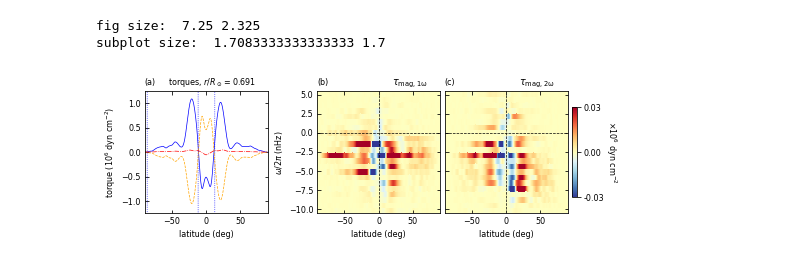
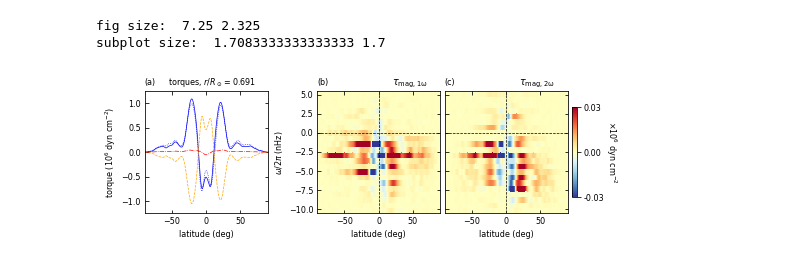
Before and after one commit to illorenzo7/Tacho_Letter_Plots_Part2, a Jupyter notebook: 00_magtorque_freq.ipynb, the cells around one changed output. Cells and saved outputs as stored; diff of their text form; code cells hidden in the pictures.

Commit message:
forgot the /1e6 for the spectral torque

```diff
--- a/00_magtorque_freq.ipynb
+++ b/00_magtorque_freq.ipynb
@@ -294,7 +294,7 @@ ax3 = fig.add_axes((2*margin_left + 2*(subplot_width + margin_x), margin_bottom,
 linewidth = 0.7
 plt.sca(ax1)
 plt.plot(tt_lat, torque_mag[:, rinds[ir0]]/1e6, 'b-', label=r'$\tau_{\rm{mag}}$', linewidth=linewidth)
-plt.plot(tt_lat, np.sum(torque_spec_m[mmin:mmax+1,:], axis=0), 'b:',\
+plt.plot(tt_lat, np.sum(torque_spec_m[mmin:mmax+1,:], axis=0)/1e6, 'b:',\
          label=r'$\tau_{\rm{mag,1}}+\tau_{\rm{mag,2}}$', linewidth=linewidth)
 plt.plot(tt_lat, torque_v[:, rinds[ir0]]/1e6, label=r'$\tau_{\rm{visc}}$', color='orange',\
          linestyle='--', linewidth=linewidth)
@@ -372,34 +372,34 @@ for ax in [ax1, ax2, ax3]:
 
 # add zero lines for frequency
 for ax in [ax2, ax3]:
     ax.plot(tt_lat, tt_lat*0, 'k--', linewidth=linewidth)
     freqvals = np.linspace(freqmin, freqmax, 100)
     ax.plot(np.zeros(100), freqvals, 'k--', linewidth=linewidth)
 
 iplot = 0
 nsigma = 2
 #for ax in [ax2, ax3]:
 for ax in []:
     ax.plot(tt_lat, tt_lat*0, 'k--', linewidth=linewidth)
 
     # plot the differential rotation too, and its deviation
 
     # also cut off the latitude because the poles go crazy
     latcut = 60.
     icut1, icut2 = np.argmin(np.abs(tt_lat+latcut)), np.argmin(np.abs(tt_lat-latcut))
     ax.plot(tt_lat[icut1:icut2+1], diffrot_mean[icut1:icut2+1]*(iplot+1), 'k:', linewidth=2*linewidth)
     #ax.plot(tt_lat[icut1:icut2+1], diffrot_min[icut1:icut2+1]*(iplot+1), 'k:', linewidth=1*linewidth)
     #ax.plot(tt_lat[icut1:icut2+1], diffrot_max[icut1:icut2+1]*(iplot+1), 'k:', linewidth=1*linewidth)
     ax.plot(tt_lat[icut1:icut2+1], (diffrot_mean + nsigma*diffrot_dev)[icut1:icut2+1]*(iplot+1),\
             'k:', linewidth=1*linewidth)
     ax.plot(tt_lat[icut1:icut2+1], (diffrot_mean - nsigma*diffrot_dev)[icut1:icut2+1]*(iplot+1),\
             'k:', linewidth=1*linewidth)
     iplot += 1
 
 plt.savefig('images/magtorque_freq.png', dpi=300)
 # make lineplot
 # %% [output]
-[figure, old version]
+[figure, new version]
 # %%
 np.shape(torque_spec)
 # %%
```
Also changed, not shown: 1 other file.
